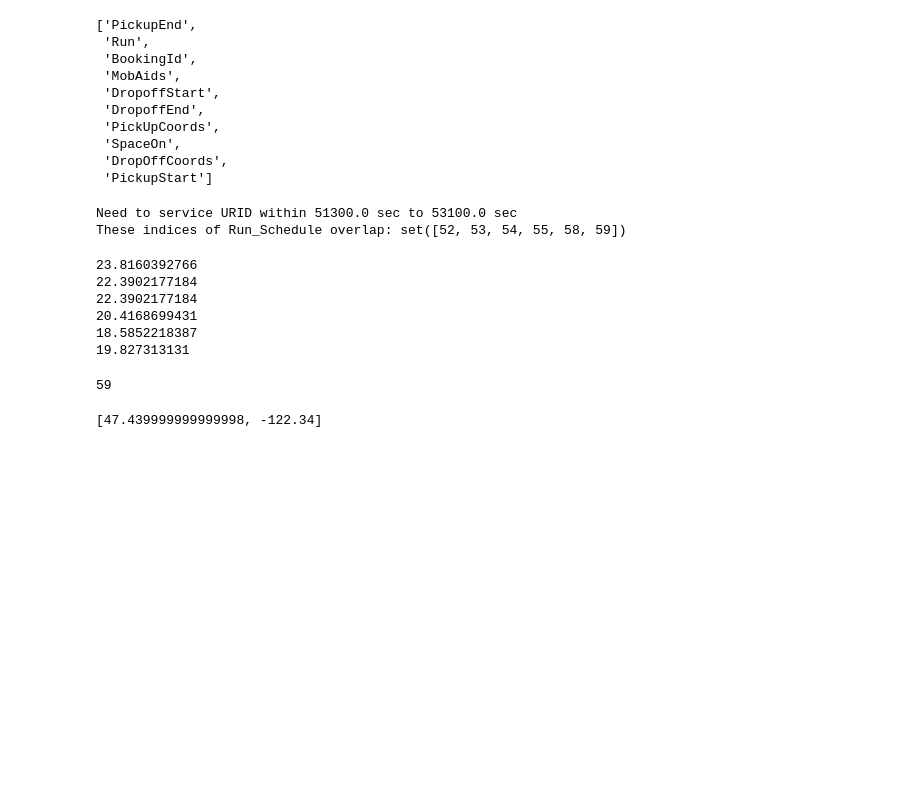
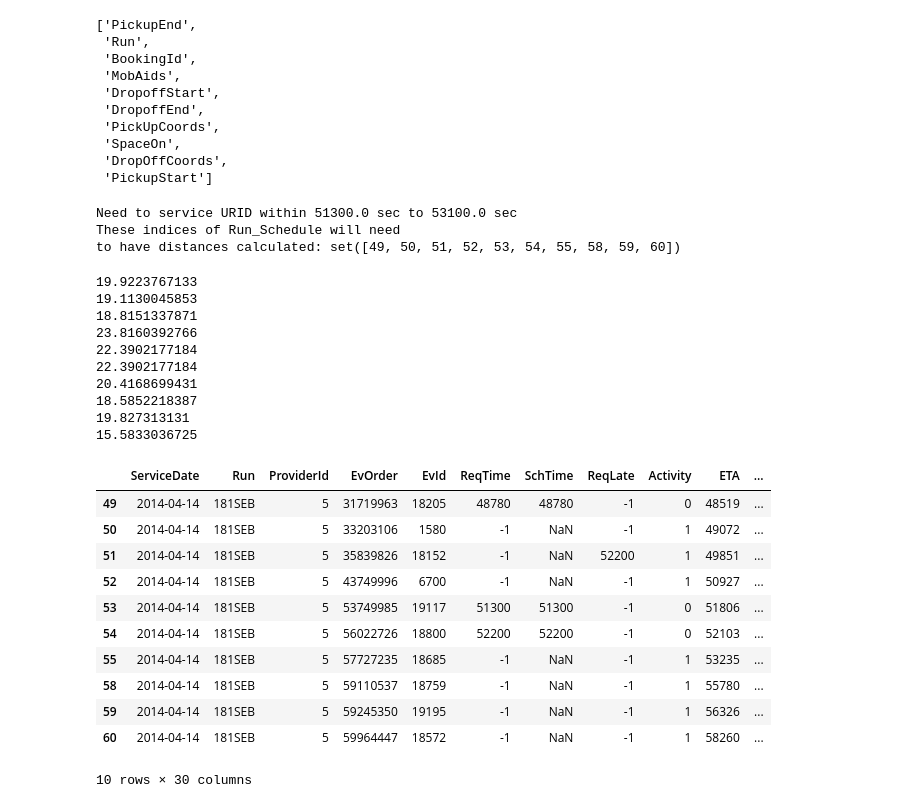
Before and after one commit to DSSG-paratransit/main_repo, a Jupyter notebook: Python_Scripts/get_buses_realtime.ipynb, the cells around one changed output. Cells and saved outputs as stored; diff of their text form; code cells hidden in the pictures; blank space fills up the shorter version.

```diff
--- a/Python_Scripts/get_buses_realtime.ipynb
+++ b/Python_Scripts/get_buses_realtime.ipynb
@@ -122,7 +122,7 @@ def get_busRuns(data, Run, resched_init_time):
 
     #subset based on matching Run number, and subset for stops only at or after resched_init_time
     print("Getting remaing rides for run %s" % Run)
-    dataSub = data[(data["Run"] == Run) & (data["ETA"] >= resched_init_time)]
+    dataSub = data[(data["Run"] == Run)] # & (data["ETA"] >= resched_init_time)]
     #subset only the rides that aren't 6, 16, or 3:
     leave = dataSub.index.min()
     gas = dataSub[(dataSub["Activity"]==6)|(dataSub["Activity"]==16)|(dataSub["Activity"]==3)].index.min()
@@ -150,7 +150,7 @@ urids[0].__dict__.keys()
  'DropOffCoords',
  'PickupStart']
 # %%
-def time_insertions(Run_Schedule, URID, pickUpDropOff = True):
+def time_overlap(Run_Schedule, URID, pickUpDropOff = True):
     '''URID: of class URID, has bookingId, pickUpLocation, dropOffLocation, etc.
         Run_Schedule: Schedule (pd.Data.Frame) of the run on which we're trying to insert the URID
         RETURN: pd.Data.Frame corresponding to nodes with overlapping pickup/dropoff windows'''
@@ -202,15 +202,25 @@ def time_insertions(Run_Schedule, URID, pickUpDropOff = True):
 
     #Get rid of cases that repeat themselves:
     crossover = set(crossover)
+    indices = Run_Schedule.index
+    firstnode = min(crossover); lastnode = max(crossover)
+    #if this isn't the first or last run, add node that occurs right before
+    #first time window overlap (lowerbound, upperbound nodes...)
+    if min(crossover) != min(indices):
+        crossover.add(indices[indices < firstnode].max())
+    if max(crossover) != max(indices):
+        crossover.add(indices[indices > lastnode].min())
+
     print("Need to service URID within %s sec to %s sec" % (Start, End))
-    print("These indices of Run_Schedule overlap with URID: %s" % crossover)
+    print("These indices of Run_Schedule will need\nto have distances calculated: %s" % crossover)
 
     return Run_Schedule.loc[crossover]
 
+
 pickUpDropOff = True; URID = urids[0]; Run_Schedule = bus181SEB
 # %%
 from haversine import haversine
-inserts = time_insertions(Run_Schedule, URID, pickUpDropOff)
+inserts = time_overlap(Run_Schedule, URID, pickUpDropOff)
 overlap_LAT = inserts.LAT.tolist()
 overlap_LON = inserts.LON.tolist()
 if pickUpDropOff:
@@ -219,25 +229,36 @@ else:
     URID_loc = ([URID.DropOffCoords["LAT"], URID.PickUpCoords["LON"]])
 # %% [output]
 Need to service URID within 51300.0 sec to 53100.0 sec
-These indices of Run_Schedule overlap: set([52, 53, 54, 55, 58, 59])
+These indices of Run_Schedule will need
+to have distances calculated: set([49, 50, 51, 52, 53, 54, 55, 58, 59, 60])
 # %%
 for k in range(len(overlap_LAT)):
     point = (overlap_LAT[k], overlap_LON[k])
     dist = haversine(point, URID_loc, miles=True)
     print(dist)
 # %% [output]
+19.9223767133
+19.1130045853
+18.8151337871
 23.8160392766
 22.3902177184
 22.3902177184
 20.4168699431
 18.5852218387
 19.827313131
+15.5833036725
-# %%
-Run_Schedule.loc[inserts.index[0]].LAT
-inserts.index[len(inserts.index)-1]
-# %% [output]
-59
-# %%
-URID.PickUpCoords.tolist()
-# %% [output]
-[47.439999999999998, -122.34]
+# %%
+inserts
+# %% [output]
+|  | ServiceDate | Run | ProviderId | EvOrder | EvId | ReqTime | SchTime | ReqLate | Activity | ETA | ... |
+| 49 | 2014-04-14 | 181SEB | 5 | 31719963 | 18205 | 48780 | 48780 | -1 | 0 | 48519 | ... |
+| 50 | 2014-04-14 | 181SEB | 5 | 33203106 | 1580 | -1 | NaN | -1 | 1 | 49072 | ... |
+| 51 | 2014-04-14 | 181SEB | 5 | 35839826 | 18152 | -1 | NaN | 52200 | 1 | 49851 | ... |
+| 52 | 2014-04-14 | 181SEB | 5 | 43749996 | 6700 | -1 | NaN | -1 | 1 | 50927 | ... |
+| 53 | 2014-04-14 | 181SEB | 5 | 53749985 | 19117 | 51300 | 51300 | -1 | 0 | 51806 | ... |
+| 54 | 2014-04-14 | 181SEB | 5 | 56022726 | 18800 | 52200 | 52200 | -1 | 0 | 52103 | ... |
+| 55 | 2014-04-14 | 181SEB | 5 | 57727235 | 18685 | -1 | NaN | -1 | 1 | 53235 | ... |
+| 58 | 2014-04-14 | 181SEB | 5 | 59110537 | 18759 | -1 | NaN | -1 | 1 | 55780 | ... |
+| 59 | 2014-04-14 | 181SEB | 5 | 59245350 | 19195 | -1 | NaN | -1 | 1 | 56326 | ... |
+| 60 | 2014-04-14 | 181SEB | 5 | 59964447 | 18572 | -1 | NaN | -1 | 1 | 58260 | ... |
+10 rows × 30 columns
```
Also changed, not shown: parts of 5 cells of this notebook, 2 other files.
